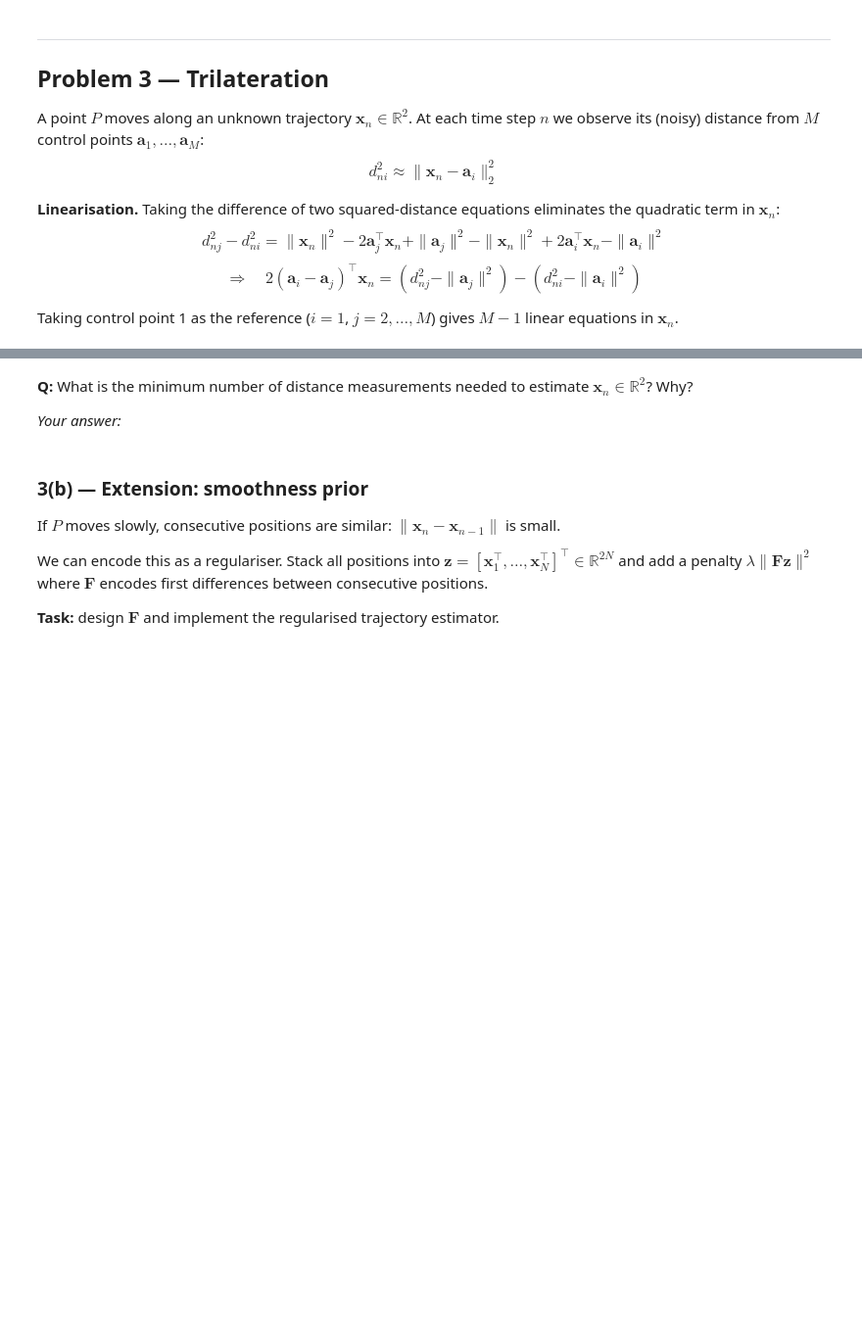
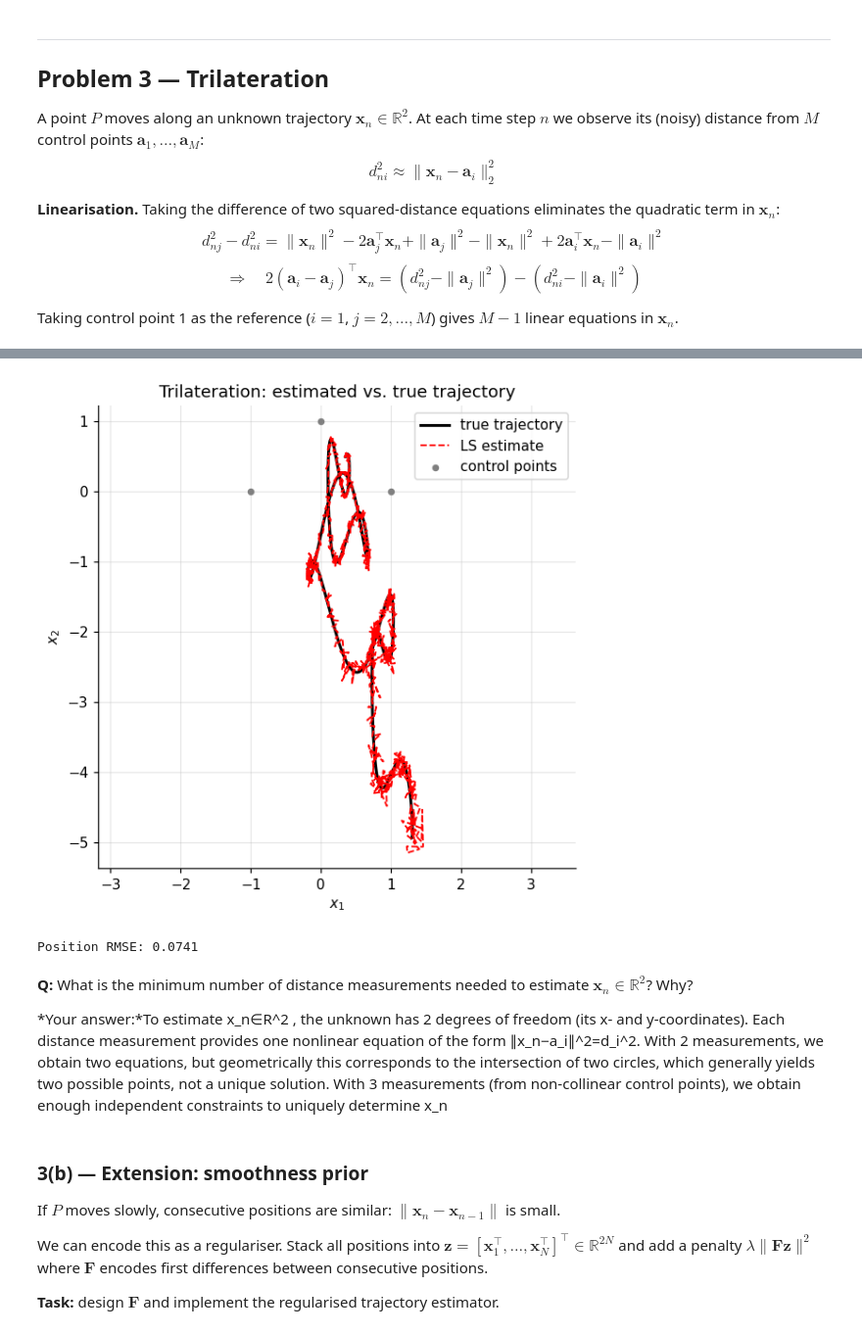
Before and after one commit to RenuBharathi/Python-, a Jupyter notebook: assignments/leastsq/04-lls-01.ipynb, the cells around one changed output, grey strips where cells are left out. Shown at 98% size. Cells and saved outputs as stored; diff of their text form; code cells hidden in the pictures; blank space fills up the shorter version.

```diff
--- a/assignments/leastsq/04-lls-01.ipynb
+++ b/assignments/leastsq/04-lls-01.ipynb
@@ -354,44 +377,60 @@ def build_linear_system(d_n, ctrl):
                                   - (d_n[0]**2 - norm(ctrl[0])**2).
     """
     # ── YOUR CODE HERE ────────────────────────────────────────────────────
-    A = None
-    b = None
+    M = ctrl.shape[0]
+    A = np.zeros((M-1, 2))
+    b = np.zeros(M-1)
+    a0 = ctrl[0]
+    d0 = d_n[0]
+
+    for i in range(1, M):
+        ai = ctrl[i]
+        di = d_n[i]
+
+        A[i-1] = 2 * (a0 - ai)
+        b[i-1] = di**2 - d0**2 + np.dot(a0, a0) - np.dot(ai, ai)
     # ─────────────────────────────────────────────────────────────────────
     return A, b
 # %%
 def estimate_trajectory(dists, ctrl):
     """
     Estimate the 2-D position at every time step via least squares.
     Returns est_pos of shape (N_time, 2).
     """
     N = dists.shape[0]
     est_pos = np.zeros((N, 2))
     for n in range(N):
         A, b = build_linear_system(dists[n], ctrl)
         # ── YOUR CODE HERE: solve the LS problem for x_n ─────────────────
-        est_pos[n] = None
+        x_hat = np.linalg.inv(A.T @ A) @ (A.T @ b)
+        est_pos[n] =x_hat
         # ─────────────────────────────────────────────────────────────────
     return est_pos
 
 est_pos = estimate_trajectory(dists, ctrl_pos)
 
 # ── Plot trajectory (boilerplate) ────────────────────────────────────────────
 plt.figure(figsize=(5.5, 5.5))
 plt.plot(true_pos[:, 0], true_pos[:, 1],  'k-',  lw=2,   label='true trajectory')
 plt.plot(est_pos[:, 0],  est_pos[:, 1],   'r--', lw=1.2, label='LS estimate')
 plt.scatter(ctrl_pos[:, 0], ctrl_pos[:, 1], s=15, color='gray',
             zorder=3, label='control points')
 plt.xlabel('$x_1$');  plt.ylabel('$x_2$')
 plt.title('Trilateration: estimated vs. true trajectory')
 plt.legend();  plt.axis('equal');  plt.tight_layout();  plt.show()
 
 rmse = np.sqrt(np.mean(np.sum((est_pos - true_pos)**2, axis=1)))
 print(f'Position RMSE: {rmse:.4f}')
+# %% [output]
+[figure, added]
+Position RMSE: 0.0741
 # %% [markdown]
 **Q:** What is the minimum number of distance measurements needed to estimate
 $\mathbf{x}_n \in \mathbb{R}^2$? Why?
 
-*Your answer:*
+*Your answer:*To estimate   x_n∈R^2
+, the unknown has 2 degrees of freedom (its x- and y-coordinates). Each distance measurement provides one nonlinear equation of the form ∥x_n−a_i∥^2=d_i^2. With 2 measurements, we obtain two equations, but geometrically this corresponds to the intersection of two circles, which generally yields two possible points, not a unique solution.
+With 3 measurements (from non-collinear control points), we obtain enough independent constraints to uniquely determine x_n
 # %% [markdown]
 ### 3(b) — Extension: smoothness prior
 
```
Also changed, not shown: parts of 10 cells of this notebook.
